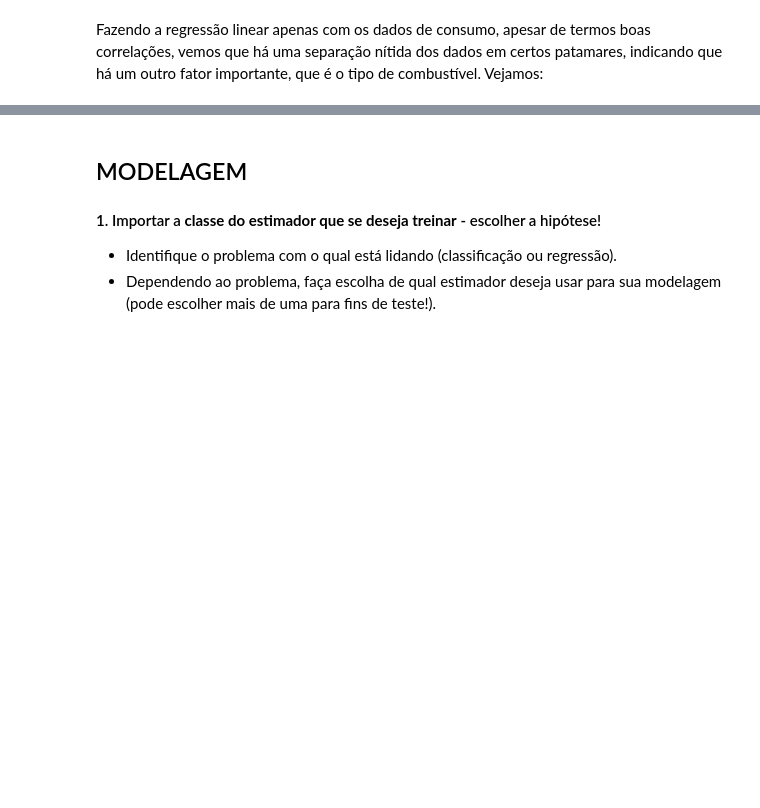
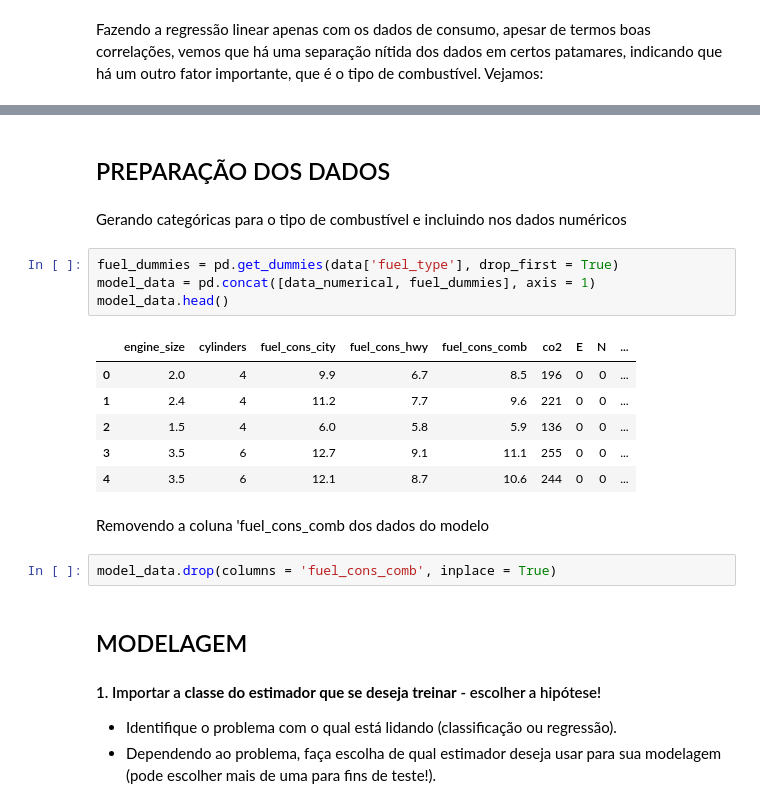
Before and after one commit to castroavila/projeto_estatistica_ii, a Jupyter notebook: Começando a pensar no projeto.ipynb, the cells around one changed output, grey strips where cells are left out. Cells and saved outputs as stored; diff of their text form; blank space fills up the shorter version.

```diff
--- a/Começando a pensar no projeto.ipynb
+++ b/Começando a pensar no projeto.ipynb
@@ -238,3 +238,22 @@ sns.lmplot(x='fuel_cons_hwy', y='co2', data=data, hue='fuel_type')
+# %% [markdown]
+## PREPARAÇÃO DOS DADOS
+# %% [markdown]
+Gerando categóricas para o tipo de combustível e incluindo nos dados numéricos
+# %%
+fuel_dummies = pd.get_dummies(data['fuel_type'], drop_first = True)
+model_data = pd.concat([data_numerical, fuel_dummies], axis = 1)
+model_data.head()
+# %% [output]
+|  | engine_size | cylinders | fuel_cons_city | fuel_cons_hwy | fuel_cons_comb | co2 | E | N | ... |
+| 0 | 2.0 | 4 | 9.9 | 6.7 | 8.5 | 196 | 0 | 0 | ... |
+| 1 | 2.4 | 4 | 11.2 | 7.7 | 9.6 | 221 | 0 | 0 | ... |
+| 2 | 1.5 | 4 | 6.0 | 5.8 | 5.9 | 136 | 0 | 0 | ... |
+| 3 | 3.5 | 6 | 12.7 | 9.1 | 11.1 | 255 | 0 | 0 | ... |
+| 4 | 3.5 | 6 | 12.1 | 8.7 | 10.6 | 244 | 0 | 0 | ... |
+# %% [markdown]
+Removendo a coluna 'fuel_cons_comb dos dados do modelo
+# %%
+model_data.drop(columns = 'fuel_cons_comb', inplace = True)
 # %% [markdown]
 ## MODELAGEM
 
```
Also changed, not shown: parts of 27 cells of this notebook.
